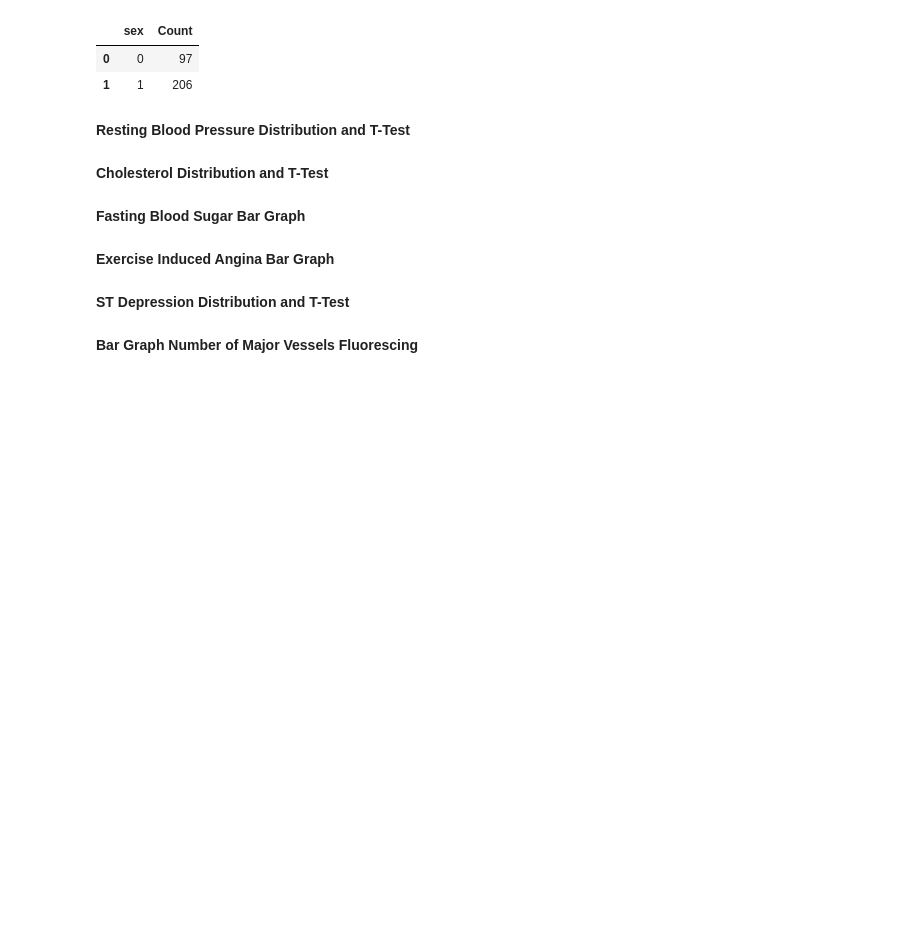
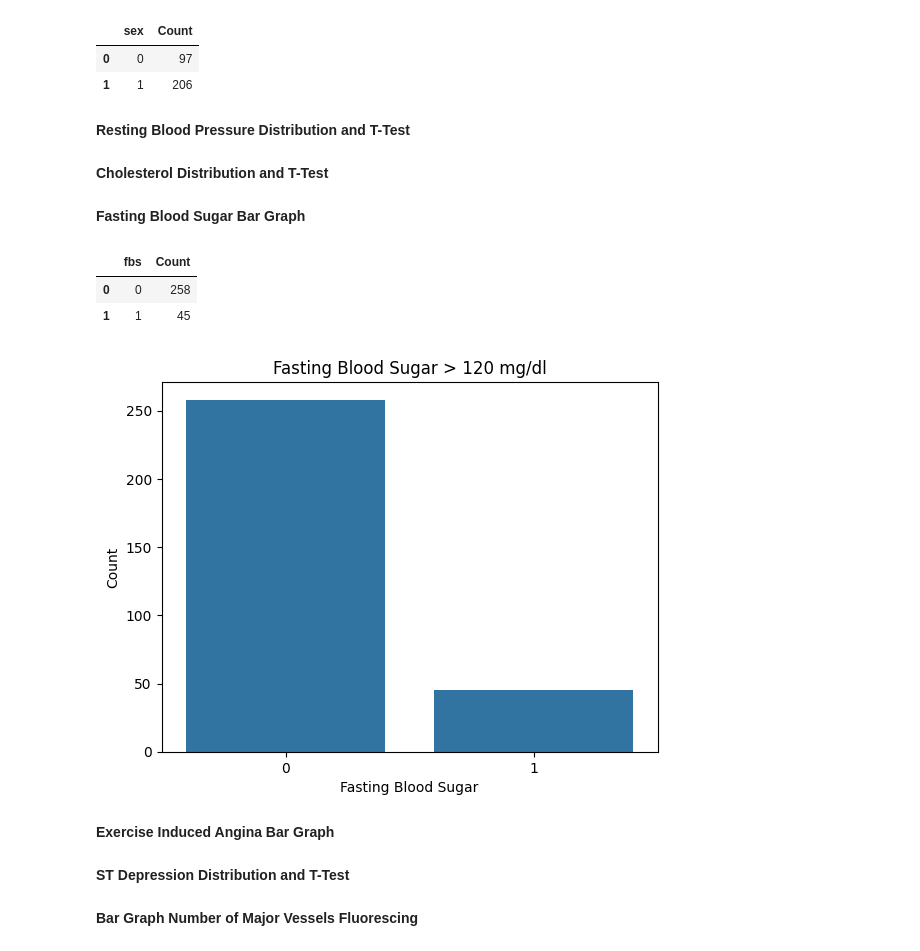
Before and after one commit to rhiats/classification_CAD, a Jupyter notebook: Heart_Disease.ipynb, the cells around one changed output. Drawn from its saved outputs; the diff is of its cells as text; code cells hidden in the pictures; blank space fills up the shorter version.

```diff
--- a/Heart_Disease.ipynb
+++ b/Heart_Disease.ipynb
@@ -156,14 +156,24 @@ gender_cnt_df
 **Cholesterol Distribution and T-Test**
 # %% [markdown]
 **Fasting Blood Sugar Bar Graph**
+# %%
+fs_bd_cnt_df=X[['fbs','age']].groupby('fbs').count().reset_index()
+fs_bd_cnt_df.rename(columns={'age': 'Count'}, inplace=True)
+fs_bd_cnt_df
+# %% [output]
+|  | fbs | Count |
+| 0 | 0 | 258 |
+| 1 | 1 | 45 |
 # %%
-sns.barplot(data=labels_cnt_df, x='y', y='Count')
+sns.barplot(data=fs_bd_cnt_df, x='fbs', y='Count')
 
 # Add labels and title
-plt.title("Class Balance")
-plt.xlabel("Label")
+plt.title("Fasting Blood Sugar > 120 mg/dl")
+plt.xlabel("Fasting Blood Sugar")
 plt.ylabel("Count")
 plt.show()
+# %% [output]
+[figure, added]
 # %% [markdown]
 **Exercise Induced Angina Bar Graph**
 # %% [markdown]
```
